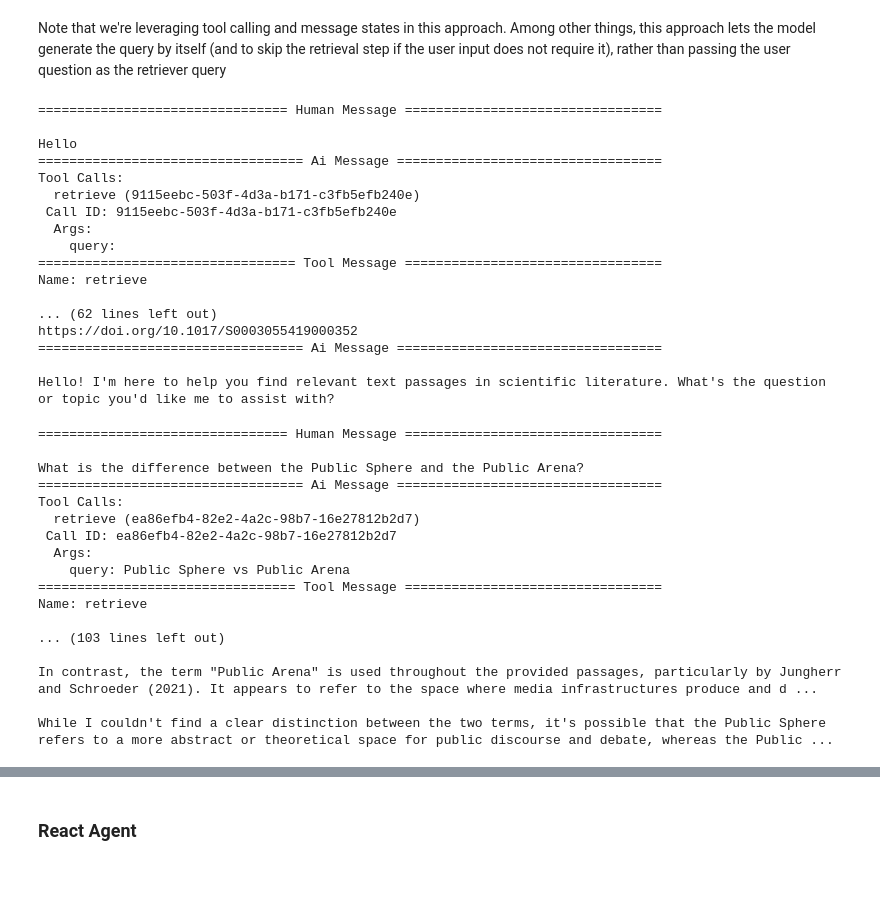
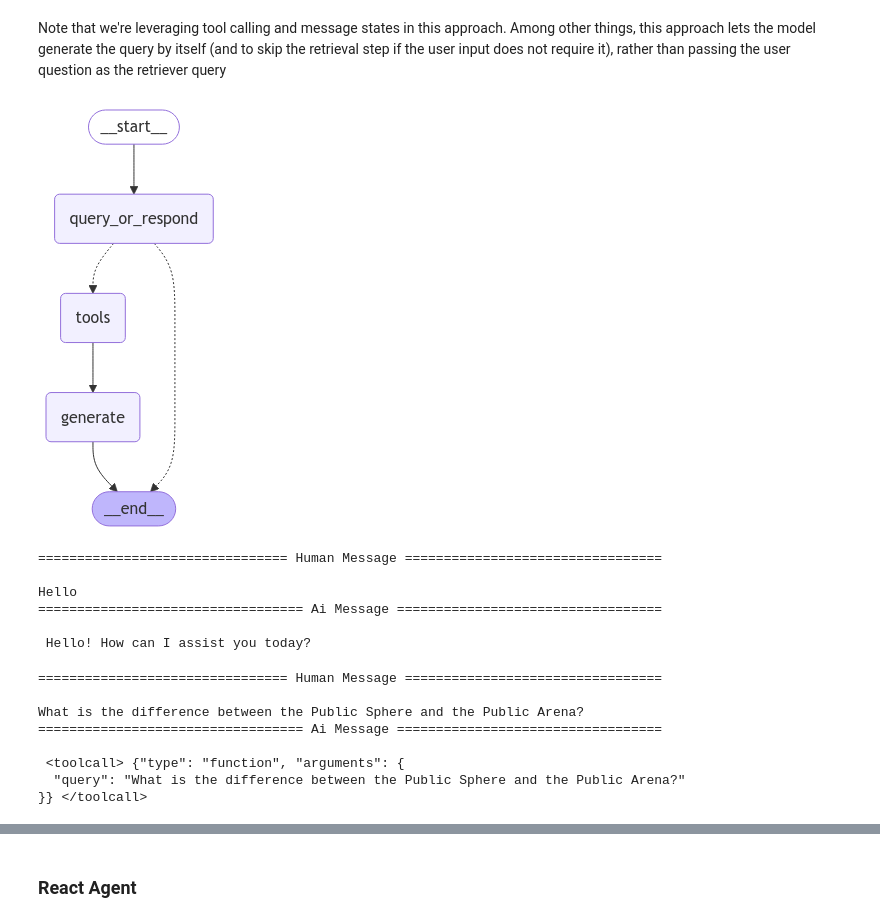
Before and after one commit to TimBMK/lit_helper, a Jupyter notebook: conv_agent_tests.ipynb, the cells around one changed output, grey strips where cells are left out. Cells and saved outputs as stored; diff of their text form; code cells hidden in the pictures; blank space fills up the shorter version.

Commit message:
tested different models for the reasoning step

```diff
--- a/conv_agent_tests.ipynb
+++ b/conv_agent_tests.ipynb
@@ -29,3 +22,33 @@ llm = ChatOllama(
+# %%
+# set model
+# run ollama serve for local API instance
+# nomic-embed-text for the embeddings - this model is faster than the llama emebddings and retrieves better results
+embeddings = OllamaEmbeddings(model = "nomic-embed-text")
+
+textgen_llm = ChatOllama(
+    # model = "llama3.2",
+    model = "phi4", # phi4 is a rather powerful model, but requires more gpu compute (that is, it will be slower than llama3.2 if not enough gpu memory is available)
+    temperature = 0.0,
+    num_predict = 512, # max number of tokens to generate
+    )
+
+# we can use different models for different tasks, e.g. a more expensive model for reasoning (should documents be retrieved?) and a cheaper model for text generation
+reasoning_llm = ChatOllama(
+    # model = "llama3.2",
+    # model = "qwq", # qwq is a rather powerful experimental reasoning model. However, as it is rather large (20b), it either requires a fair bit of GPU memory or will be very slow
+    model = "nemotron-mini", # nvidia's nemotron-mini is smaller, but still capable of the simple reasoning task we need (retrieve or not)
+    temperature = 0.0,
+    num_predict = 512, # max number of tokens to generate
+    )
+
+# load_dotenv()
+# client = OpenAI(api_key=os.environ.get("OPENAI_API_KEY")) # get API key from .env file
+
+# reasoning_llm = ChatOpenAI(
+#     model = "gpt-4o",
+#     temperature = 0.0,
+#     max_tokens = 512, # max number of tokens to generate
+# )
 # %% [markdown]
 ## Set up  the Vectorstore Retriever
 # %%
@@ -131,7 +154,7 @@ from langgraph.prebuilt import ToolNode
 # AIMessage
 def query_or_respond(state: MessagesState):
     """Generate tool call for retrieval or respond directly."""
-    llm_with_tools = llm.bind_tools([retrieve])
+    llm_with_tools = reasoning_llm.bind_tools([retrieve])
     response = llm_with_tools.invoke(state["messages"])
     # MessagesState appends messages to state instead of overwriting
     return {"messages": [response]}
@@ -166,30 +189,35 @@ def generate(state: MessagesState):
     prompt = [SystemMessage(system_message_content)] + conversation_messages
 
     # Run
-    response = llm.invoke(prompt)
+    response = textgen_llm.invoke(prompt)
     return {"messages": [response]}
 # %%
 # set up the graph, including a conditional pass on the tools-based generation nodes
 
 from langgraph.graph import END
 from langgraph.prebuilt import ToolNode, tools_condition
+from IPython.display import Image, display
 
 graph_builder.add_node(query_or_respond)
 graph_builder.add_node(tools)
 graph_builder.add_node(generate)
 
 graph_builder.set_entry_point("query_or_respond")
 graph_builder.add_conditional_edges(
     "query_or_respond",
     tools_condition,
     {END: END, "tools": "tools"},
 )
 graph_builder.add_edge("tools", "generate")
 graph_builder.add_edge("generate", END)
 
 graph = graph_builder.compile()
+
+display(Image(graph.get_graph().draw_mermaid_png())) # show our graph architecture
+# %% [output]
+[figure, added]
 # %%
-input_message = "Hello" # it seems the model is rather bad at deciding when to use the tool
+input_message = "Hello" # whether or not the model correctly decides to use a tool is highly dependant on the model used; e.g gpt-4o is a lot better at this than llama3.2, qwq and nemotron-mini can handle this too
 
 for step in graph.stream(
     {"messages": [{"role": "user", "content": input_message}]},
@@ -201,19 +229,8 @@ for step in graph.stream(
 
 Hello
 ================================== Ai Message ==================================
-Tool Calls:
-  retrieve (9115eebc-503f-4d3a-b171-c3fb5efb240e)
- Call ID: 9115eebc-503f-4d3a-b171-c3fb5efb240e
-  Args:
-    query:
-================================= Tool Message =================================
-Name: retrieve
 
-... (62 lines left out)
-https://doi.org/10.1017/S0003055419000352
-================================== Ai Message ==================================
-
-Hello! I'm here to help you find relevant text passages in scientific literature. What's the question or topic you'd like me to assist with?
+ Hello! How can I assist you today?
 # %%
 # add memory for prolongued converstations. For now, saving it in memory is sufficient
 
@@ -238,19 +255,10 @@ for step in graph.stream(
 
 What is the difference between the Public Sphere and the Public Arena?
 ================================== Ai Message ==================================
-Tool Calls:
-  retrieve (ea86efb4-82e2-4a2c-98b7-16e27812b2d7)
- Call ID: ea86efb4-82e2-4a2c-98b7-16e27812b2d7
-  Args:
-    query: Public Sphere vs Public Arena
-================================= Tool Message =================================
-Name: retrieve
 
-... (103 lines left out)
-
-In contrast, the term "Public Arena" is used throughout the provided passages, particularly by Jungherr and Schroeder (2021). It appears to refer to the space where media infrastructures produce and d ...
-
-While I couldn't find a clear distinction between the two terms, it's possible that the Public Sphere refers to a more abstract or theoretical space for public discourse and debate, whereas the Public ...
+ <toolcall> {"type": "function", "arguments": {
+  "query": "What is the difference between the Public Sphere and the Public Arena?"
+}} </toolcall>
 # %%
 input_message = "According to Jungherr & Schröder, what is the role of contestation in the public arena?"
 # there should be a way to implement metadata search in a way that would only retrieve the Jungherr & Schröder text chunks
```
Also changed, not shown: parts of 13 cells of this notebook.
